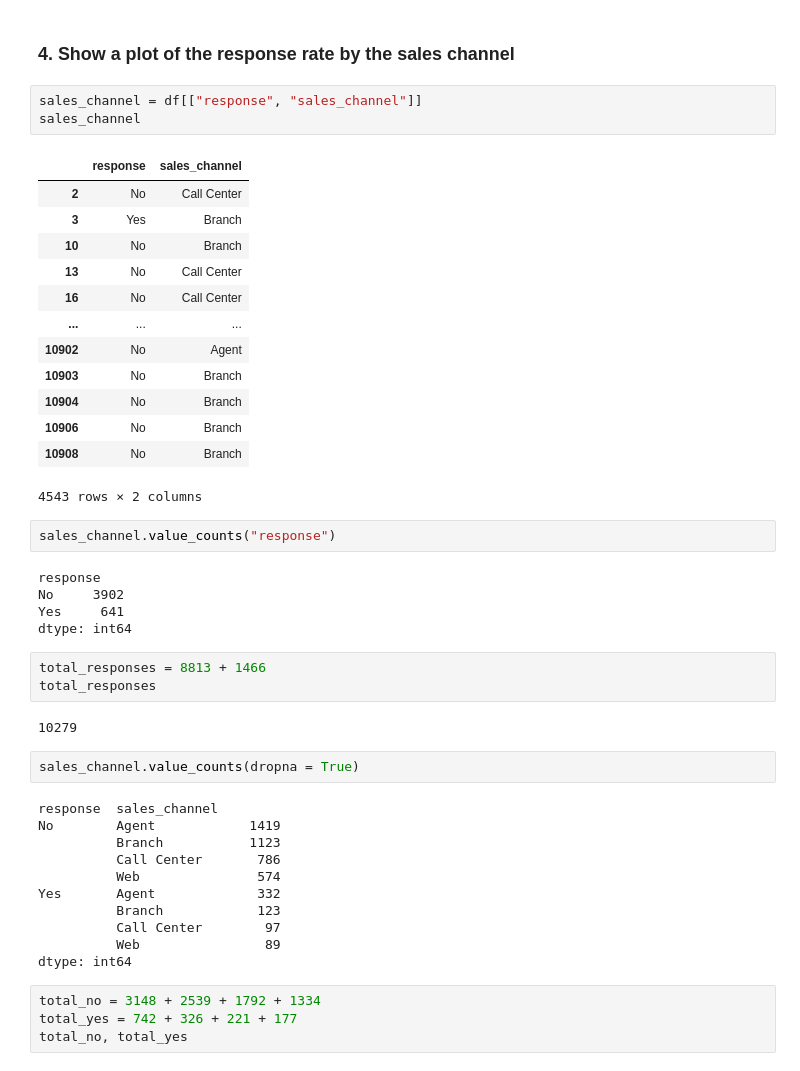
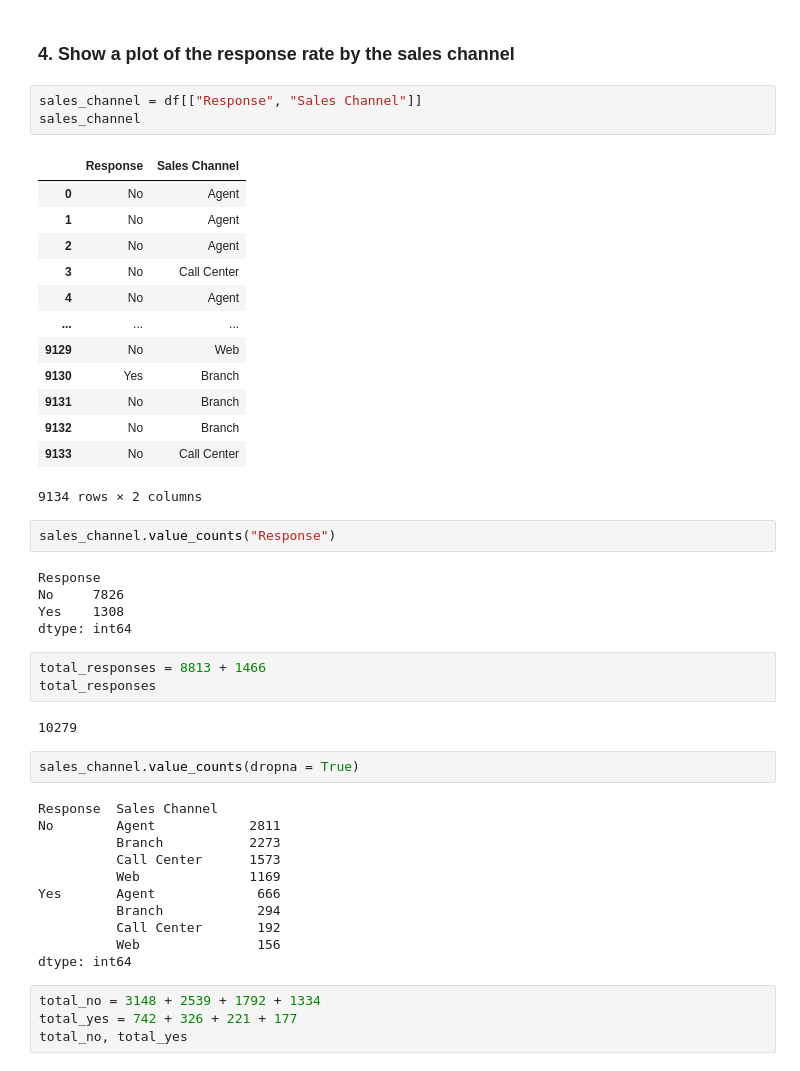
Before and after one commit to KirstyGos/lab-customer-analysis-round-3, a Jupyter notebook: Lab _ Customer Analysis Round 3.ipynb, the cells around one changed output. Drawn from its saved outputs; the diff is of its cells as text.

```diff
--- a/Lab _ Customer Analysis Round 3.ipynb
+++ b/Lab _ Customer Analysis Round 3.ipynb
@@ -98,28 +98,28 @@ plt.show()
 # %% [markdown]
 ### 4. Show a plot of the response rate by the sales channel
 # %%
-sales_channel = df[["response", "sales_channel"]]
+sales_channel = df[["Response", "Sales Channel"]]
 sales_channel
 # %% [output]
-|  | response | sales_channel |
-| 2 | No | Call Center |
-| 3 | Yes | Branch |
-| 10 | No | Branch |
-| 13 | No | Call Center |
-| 16 | No | Call Center |
+|  | Response | Sales Channel |
+| 0 | No | Agent |
+| 1 | No | Agent |
+| 2 | No | Agent |
+| 3 | No | Call Center |
+| 4 | No | Agent |
 | ... | ... | ... |
-| 10902 | No | Agent |
-| 10903 | No | Branch |
-| 10904 | No | Branch |
-| 10906 | No | Branch |
-| 10908 | No | Branch |
+| 9129 | No | Web |
+| 9130 | Yes | Branch |
+| 9131 | No | Branch |
+| 9132 | No | Branch |
+| 9133 | No | Call Center |
-4543 rows × 2 columns
+9134 rows × 2 columns
 # %%
-sales_channel.value_counts("response")
+sales_channel.value_counts("Response")
 # %% [output]
-response
-No     3902
-Yes     641
+Response
+No     7826
+Yes    1308
 dtype: int64
 # %%
 total_responses = 8813 + 1466
@@ -129,15 +129,15 @@ total_responses
 # %%
 sales_channel.value_counts(dropna = True)
 # %% [output]
-response  sales_channel
-No        Agent            1419
-          Branch           1123
-          Call Center       786
-          Web               574
-Yes       Agent             332
-          Branch            123
-          Call Center        97
-          Web                89
+Response  Sales Channel
+No        Agent            2811
+          Branch           2273
+          Call Center      1573
+          Web              1169
+Yes       Agent             666
+          Branch            294
+          Call Center       192
+          Web               156
 dtype: int64
 # %%
 total_no = 3148 + 2539 + 1792 + 1334
```
Also changed, not shown: parts of 10 cells of this notebook.
